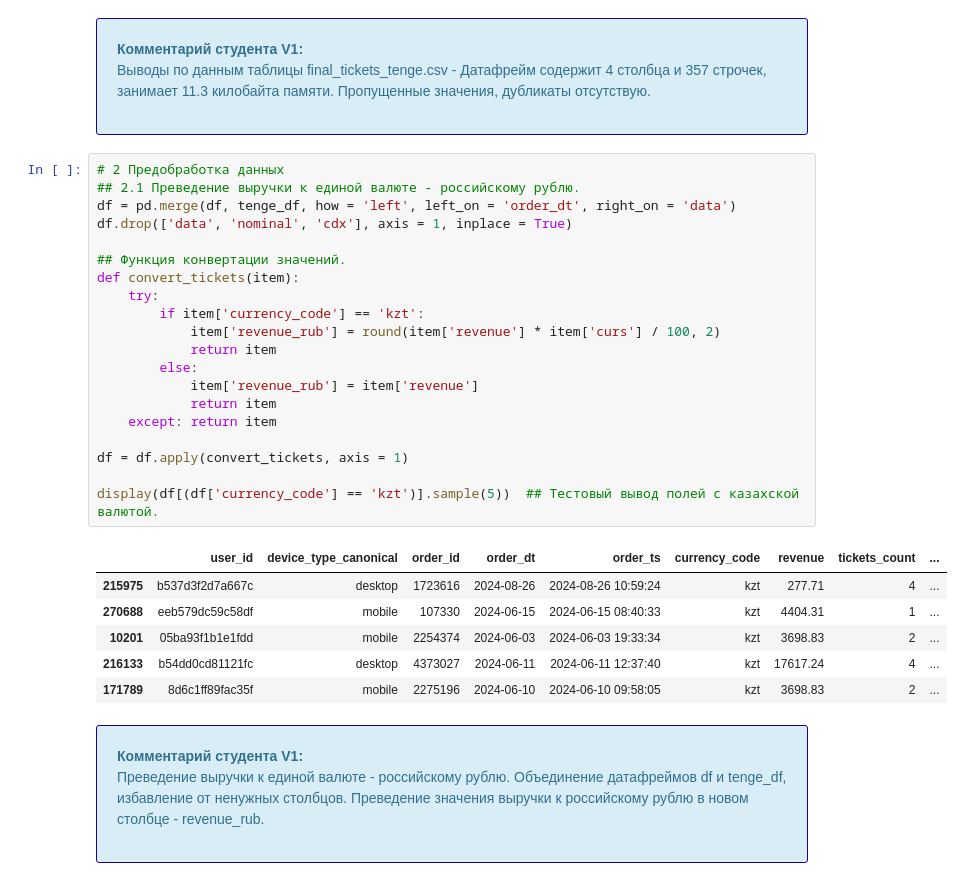
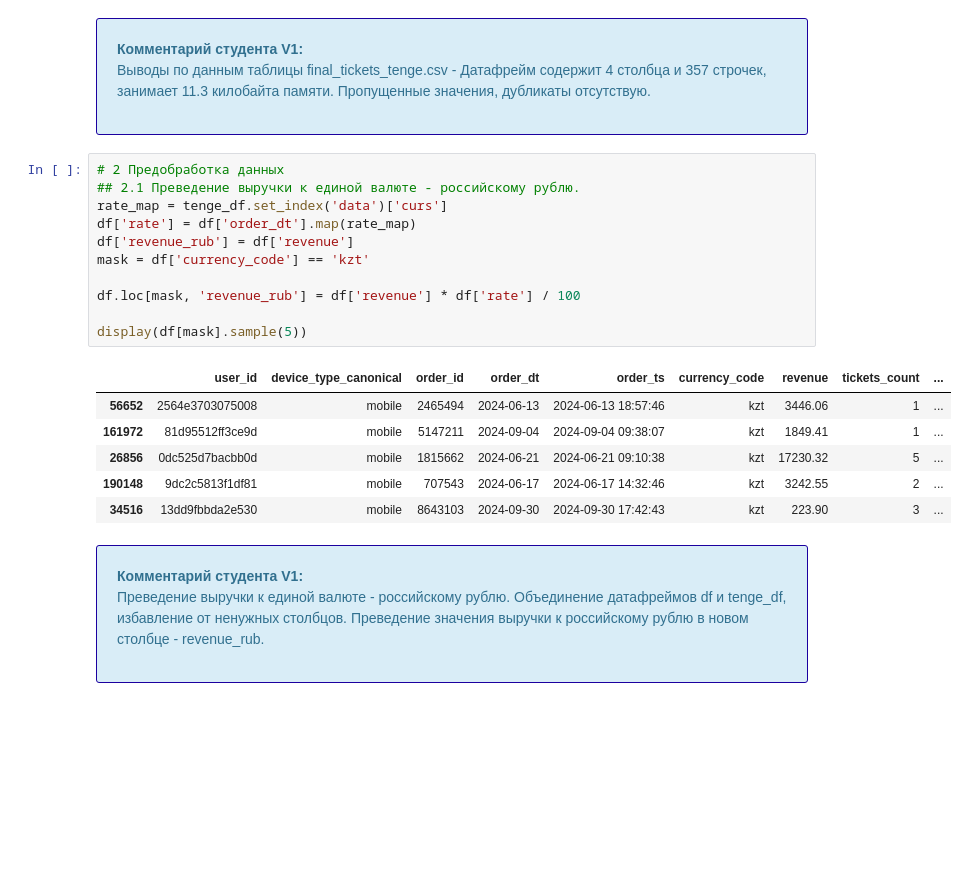
Before and after one commit to Alexandr-xab/AfishaProject, a Jupyter notebook: afisha.ipynb, the cells around one changed output. Saved outputs shown, nothing was run; the diff lists cells and outputs as text; blank space fills up the shorter version.

```diff
--- a/afisha.ipynb
+++ b/afisha.ipynb
@@ -187,33 +241,24 @@ None
 <div class='alert alert-info' style='border: #1b009f solid 1px; padding: 20px'>
 <b>Комментарий студента V1:</b>
 <p>Выводы по данным таблицы final_tickets_tenge.csv - Датафрейм содержит 4 столбца и 357 строчек, занимает 11.3 килобайта памяти. Пропущенные значения, дубликаты отсутствую.</p>
-# %%
-# 2 Предобработка данных
-## 2.1 Преведение выручки к единой валюте - российскому рублю.
-df = pd.merge(df, tenge_df, how = 'left', left_on = 'order_dt', right_on = 'data')
-df.drop(['data', 'nominal', 'cdx'], axis = 1, inplace = True)
-
-## Функция конвертации значений.
-def convert_tickets(item):
-    try:
-        if item['currency_code'] == 'kzt':
-            item['revenue_rub'] = round(item['revenue'] * item['curs'] / 100, 2)
-            return item
-        else:
-            item['revenue_rub'] = item['revenue']
-            return item
-    except: return item
-
-df = df.apply(convert_tickets, axis = 1)
-
-display(df[(df['currency_code'] == 'kzt')].sample(5))  ## Тестовый вывод полей с казахской валютой.
-# %% [output]
-|  | user_id | device_type_canonical | order_id | order_dt | order_ts | currency_code | revenue | tickets_count | ... |
-| 215975 | b537d3f2d7a667c | desktop | 1723616 | 2024-08-26 | 2024-08-26 10:59:24 | kzt | 277.71 | 4 | ... |
-| 270688 | eeb579dc59c58df | mobile | 107330 | 2024-06-15 | 2024-06-15 08:40:33 | kzt | 4404.31 | 1 | ... |
-| 10201 | 05ba93f1b1e1fdd | mobile | 2254374 | 2024-06-03 | 2024-06-03 19:33:34 | kzt | 3698.83 | 2 | ... |
-| 216133 | b54dd0cd81121fc | desktop | 4373027 | 2024-06-11 | 2024-06-11 12:37:40 | kzt | 17617.24 | 4 | ... |
-| 171789 | 8d6c1ff89fac35f | mobile | 2275196 | 2024-06-10 | 2024-06-10 09:58:05 | kzt | 3698.83 | 2 | ... |
+# %%
+# 2 Предобработка данных
+## 2.1 Преведение выручки к единой валюте - российскому рублю.
+rate_map = tenge_df.set_index('data')['curs']
+df['rate'] = df['order_dt'].map(rate_map)
+df['revenue_rub'] = df['revenue']
+mask = df['currency_code'] == 'kzt'
+
+df.loc[mask, 'revenue_rub'] = df['revenue'] * df['rate'] / 100
+
+display(df[mask].sample(5))
+# %% [output]
+|  | user_id | device_type_canonical | order_id | order_dt | order_ts | currency_code | revenue | tickets_count | ... |
+| 56652 | 2564e3703075008 | mobile | 2465494 | 2024-06-13 | 2024-06-13 18:57:46 | kzt | 3446.06 | 1 | ... |
+| 161972 | 81d95512ff3ce9d | mobile | 5147211 | 2024-09-04 | 2024-09-04 09:38:07 | kzt | 1849.41 | 1 | ... |
+| 26856 | 0dc525d7bacbb0d | mobile | 1815662 | 2024-06-21 | 2024-06-21 09:10:38 | kzt | 17230.32 | 5 | ... |
+| 190148 | 9dc2c5813f1df81 | mobile | 707543 | 2024-06-17 | 2024-06-17 14:32:46 | kzt | 3242.55 | 2 | ... |
+| 34516 | 13dd9fbbda2e530 | mobile | 8643103 | 2024-09-30 | 2024-09-30 17:42:43 | kzt | 223.90 | 3 | ... |
 # %% [markdown]
 <div class='alert alert-info' style='border: #1b009f solid 1px; padding: 20px'>
 <b>Комментарий студента V1:</b>
```
Also changed, not shown: parts of 24 cells of this notebook, 4 other files.
